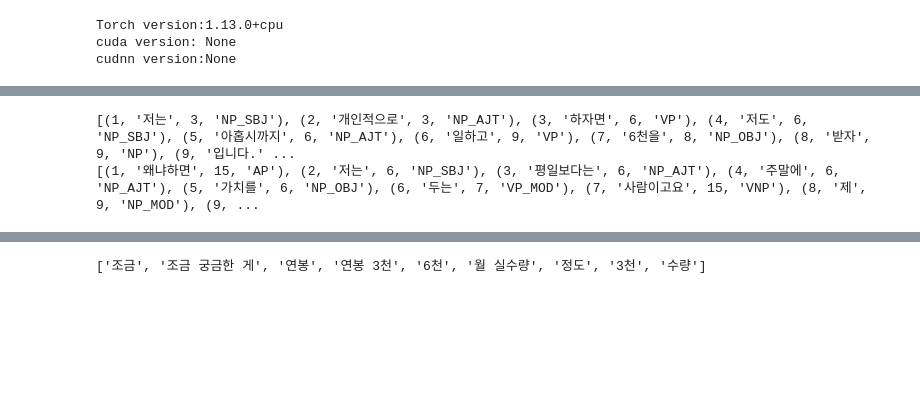
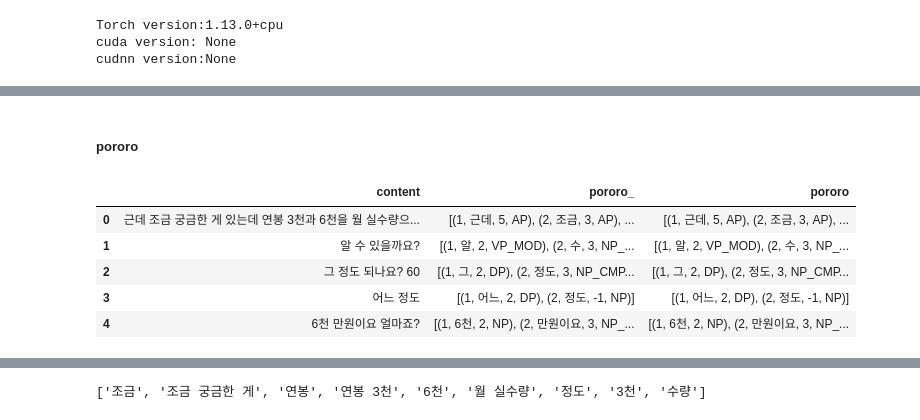
Before and after one commit to textnetkr/MemeProject, a Jupyter notebook: src/comparison/comparison.ipynb, the cells around one changed output, grey strips where cells are left out. Drawn from its saved outputs; the diff is of its cells as text; code cells hidden in the pictures; blank space fills up the shorter version.

```diff
--- a/src/comparison/comparison.ipynb
+++ b/src/comparison/comparison.ipynb
@@ -160,0 +168,2 @@ Tue Dec 13 14:51:53 2022
+# %%
+df = pd.read_table(config.test_data, sep='\n', header=None)
@@ -161 +181,3 @@ Tue Dec 13 14:51:53 2022
+# %% [markdown]
+##### pororo
 # %%
@@ -163,9 +186,3 @@ from pororo import Pororo
 # %%
 Pororo.available_models("dp")
 dp = Pororo(task="dep_parse", lang="ko")
-# %%
-print(dp('저는 개인적으로 하자면 저도 아홉시까지 일하고 6천을 받자 입니다.'))
-print(dp('왜냐하면 저는 평일보다는 주말에 가치를 두는 사람이고요 제 여가 시간 저의 삶 중에서 약간 즐겁고 해피하고 긍정적인 시간은 보통 주말로 몰고 평일은 그냥 나를 성장하고'))
-# %% [output]
-[(1, '저는', 3, 'NP_SBJ'), (2, '개인적으로', 3, 'NP_AJT'), (3, '하자면', 6, 'VP'), (4, '저도', 6, 'NP_SBJ'), (5, '아홉시까지', 6, 'NP_AJT'), (6, '일하고', 9, 'VP'), (7, '6천을', 8, 'NP_OBJ'), (8, '받자', 9, 'NP'), (9, '입니다.' ...
-[(1, '왜냐하면', 15, 'AP'), (2, '저는', 6, 'NP_SBJ'), (3, '평일보다는', 6, 'NP_AJT'), (4, '주말에', 6, 'NP_AJT'), (5, '가치를', 6, 'NP_OBJ'), (6, '두는', 7, 'VP_MOD'), (7, '사람이고요', 15, 'VNP'), (8, '제', 9, 'NP_MOD'), (9, ...
@@ -171,0 +191,9 @@ print(dp('왜냐하면 저는 평일보다는 주말에 가치를 두는 사람
+# %%
+df.head()
+# %% [output]
+|  | content | pororo_ | pororo |
+| 0 | 근데 조금 궁금한 게 있는데 연봉 3천과 6천을 월 실수량으... | [(1, 근데, 5, AP), (2, 조금, 3, AP), ... | [(1, 근데, 5, AP), (2, 조금, 3, AP), ... |
+| 1 | 알 수 있을까요? | [(1, 알, 2, VP_MOD), (2, 수, 3, NP_... | [(1, 알, 2, VP_MOD), (2, 수, 3, NP_... |
+| 2 | 그 정도 되나요? 60 | [(1, 그, 2, DP), (2, 정도, 3, NP_CMP... | [(1, 그, 2, DP), (2, 정도, 3, NP_CMP... |
+| 3 | 어느 정도 | [(1, 어느, 2, DP), (2, 정도, -1, NP)] | [(1, 어느, 2, DP), (2, 정도, -1, NP)] |
+| 4 | 6천 만원이요 얼마죠? | [(1, 6천, 2, NP), (2, 만원이요, 3, NP_... | [(1, 6천, 2, NP), (2, 만원이요, 3, NP_... |
```
Also changed, not shown: parts of 24 cells of this notebook, 1 other file.
